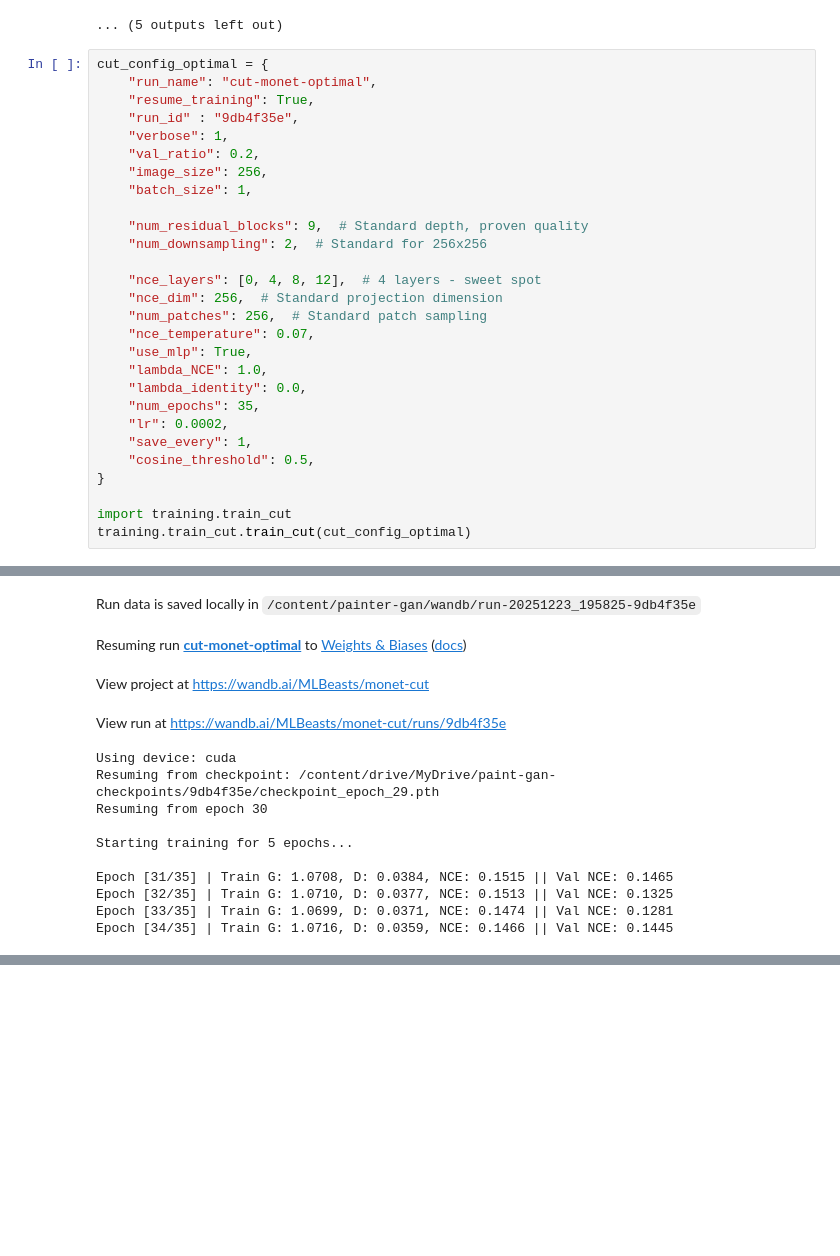
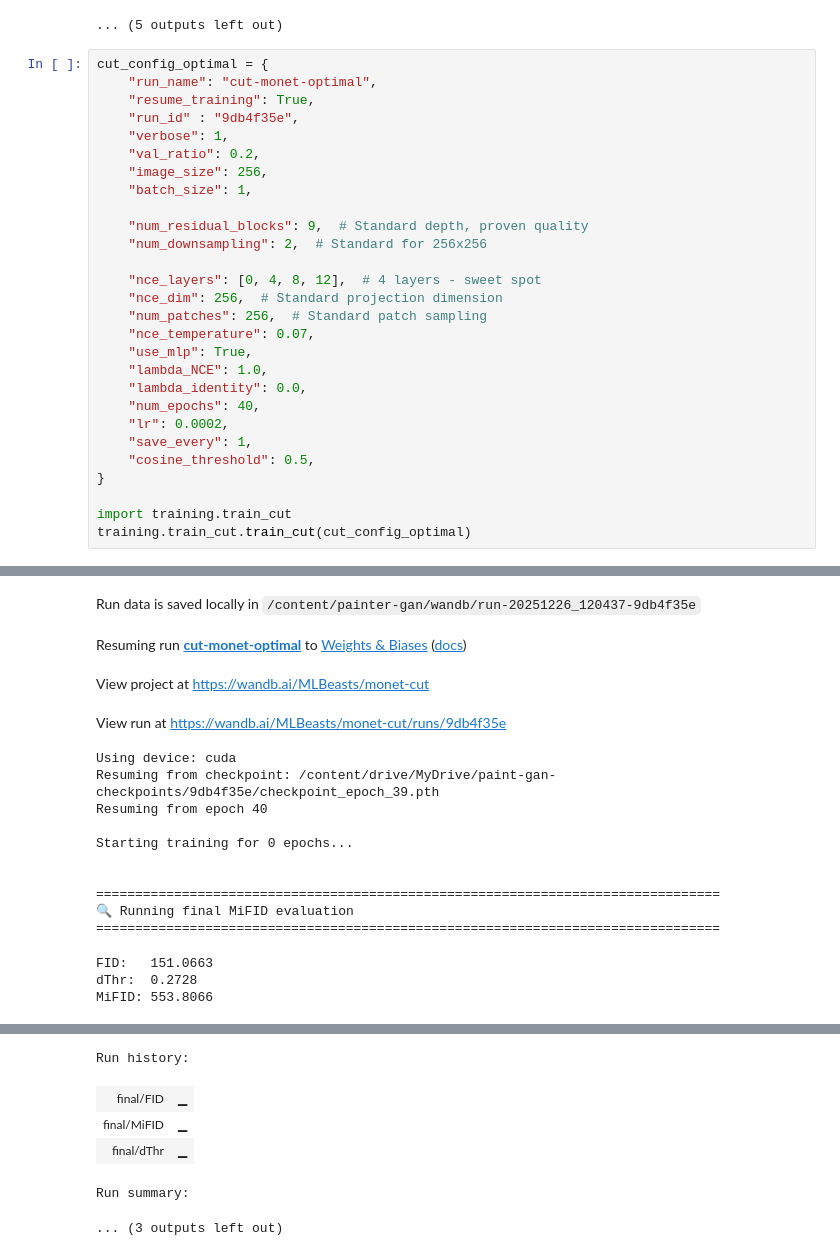
Before and after one commit to Mateus929/painter-gan, a Jupyter notebook: notebooks/cut.ipynb, the cells around one changed output, grey strips where cells are left out. Cells and saved outputs as stored; diff of their text form; blank space fills up the shorter version.

```diff
--- a/notebooks/cut.ipynb
+++ b/notebooks/cut.ipynb
@@ -366,7 +366,7 @@ cut_config_optimal = {
     "use_mlp": True,
     "lambda_NCE": 1.0,
     "lambda_identity": 0.0,
-    "num_epochs": 35,
+    "num_epochs": 40,
     "lr": 0.0002,
     "save_every": 1,
     "cosine_threshold": 0.5,
@@ -377,17 +377,20 @@ training.train_cut.train_cut(cut_config_optimal)
 # %% [output]
 [interactive output not drawn]
 Tracking run with wandb version 0.23.1
-Run data is saved locally in /content/painter-gan/wandb/run-20251223_195825-9db4f35e
+Run data is saved locally in /content/painter-gan/wandb/run-20251226_120437-9db4f35e
 Resuming run cut-monet-optimal to Weights & Biases (docs)
 View project at https://wandb.ai/MLBeasts/monet-cut
 View run at https://wandb.ai/MLBeasts/monet-cut/runs/9db4f35e
 Using device: cuda
-Resuming from checkpoint: /content/drive/MyDrive/paint-gan-checkpoints/9db4f35e/checkpoint_epoch_29.pth
-Resuming from epoch 30
+Resuming from checkpoint: /content/drive/MyDrive/paint-gan-checkpoints/9db4f35e/checkpoint_epoch_39.pth
+Resuming from epoch 40
 
-Starting training for 5 epochs...
+Starting training for 0 epochs...
 
-Epoch [31/35] | Train G: 1.0708, D: 0.0384, NCE: 0.1515 || Val NCE: 0.1465
-Epoch [32/35] | Train G: 1.0710, D: 0.0377, NCE: 0.1513 || Val NCE: 0.1325
-Epoch [33/35] | Train G: 1.0699, D: 0.0371, NCE: 0.1474 || Val NCE: 0.1281
-Epoch [34/35] | Train G: 1.0716, D: 0.0359, NCE: 0.1466 || Val NCE: 0.1445
+
+================================================================================
+🔍 Running final MiFID evaluation
+================================================================================
+FID:   151.0663
+dThr:  0.2728
+MiFID: 553.8066
@@ -393,0 +398,6 @@ Epoch [34/35] | Train G: 1.0716, D: 0.0359, NCE: 0.1466 || Val NCE: 0.1445
+Run history:
+| final/FID | ▁ |
+| final/MiFID | ▁ |
+| final/dThr | ▁ |
+Run summary:
+... (3 outputs left out)
```
Also changed, not shown: parts of 2 cells of this notebook.
